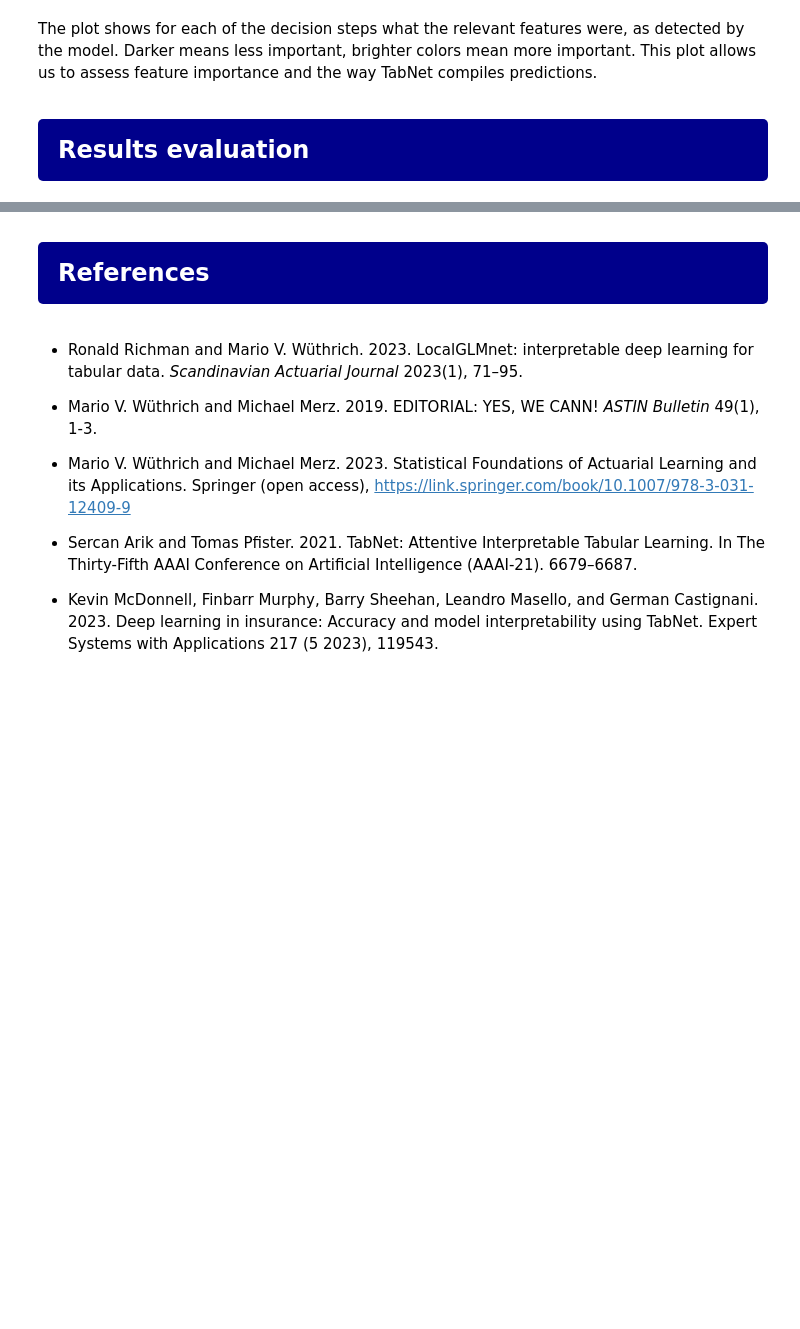
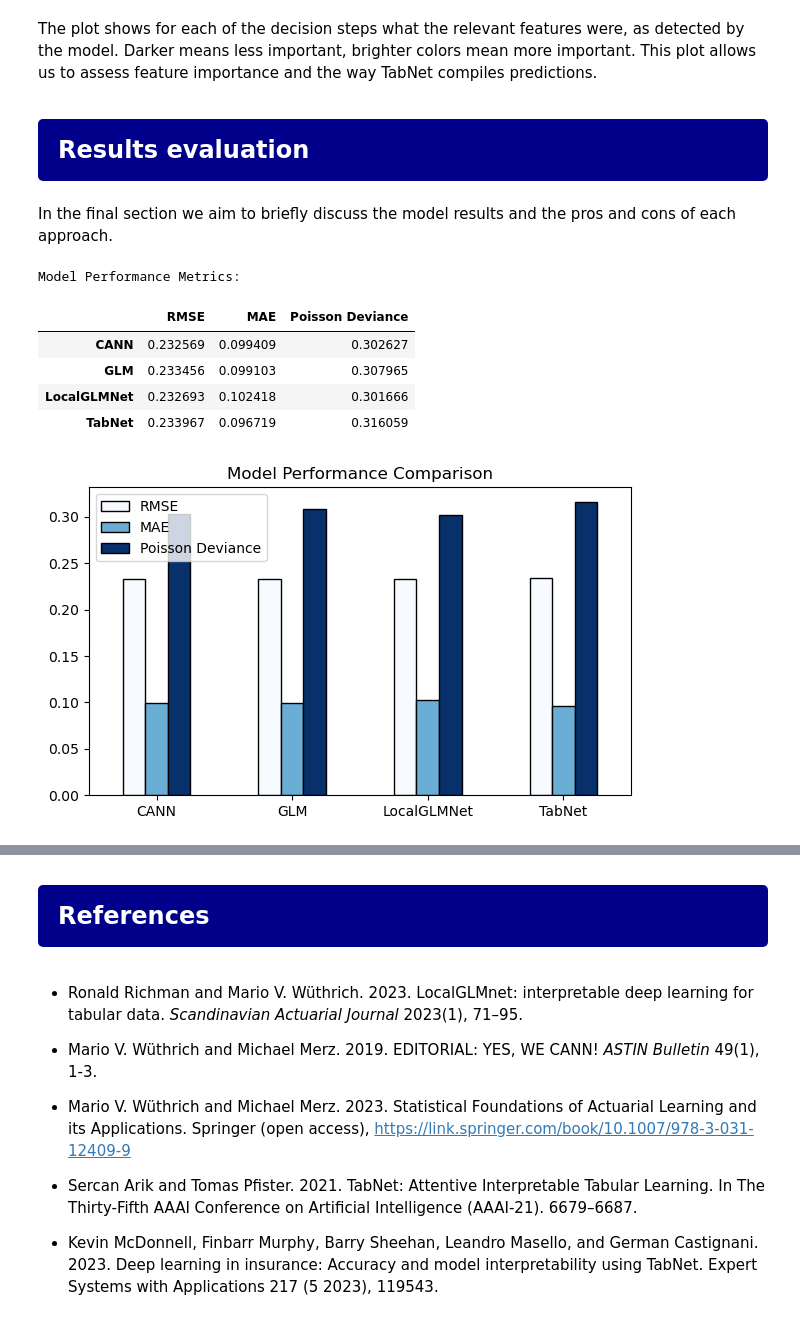
Before and after one commit to bart-custers/DL_for_Actuaries, a Jupyter notebook: notebooks/DL_for_Actuaries.ipynb, the cells around one changed output, grey strips where cells are left out. Cells and saved outputs as stored; diff of their text form; code cells hidden in the pictures; blank space fills up the shorter version.

Commit message:
model comparison

```diff
--- a/notebooks/DL_for_Actuaries.ipynb
+++ b/notebooks/DL_for_Actuaries.ipynb
@@ -807,0 +812,23 @@ The plot shows for each of the decision steps what the relevant features were, a
+# %% [markdown]
+In the final section we aim to briefly discuss the model results and the pros and cons of each approach.
+# %%
+# Convert model_results to a DataFrame
+metrics_df = pd.DataFrame(model_results).T
+metrics_df.sort_index(inplace=True)
+
+# Display table
+print("Model Performance Metrics:")
+display(metrics_df)
+
+metrics_df.plot(kind='bar', figsize=(7, 4), colormap="Blues", edgecolor="black")
+plt.title("Model Performance Comparison")
+plt.xticks(rotation=0)
+plt.show()
+# %% [output]
+Model Performance Metrics:
+|  | RMSE | MAE | Poisson Deviance |
+| CANN | 0.232569 | 0.099409 | 0.302627 |
+| GLM | 0.233456 | 0.099103 | 0.307965 |
+| LocalGLMNet | 0.232693 | 0.102418 | 0.301666 |
+| TabNet | 0.233967 | 0.096719 | 0.316059 |
+[figure, added]
```
Also changed, not shown: parts of 30 cells of this notebook, 2 other files.
